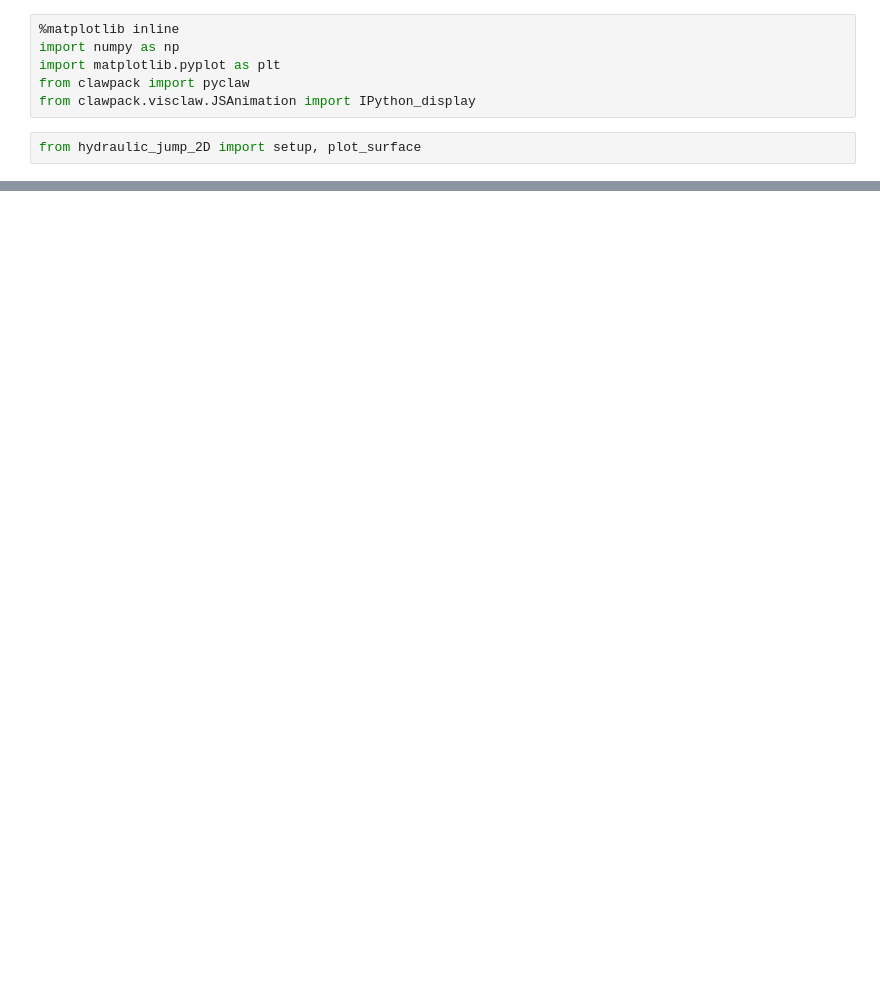
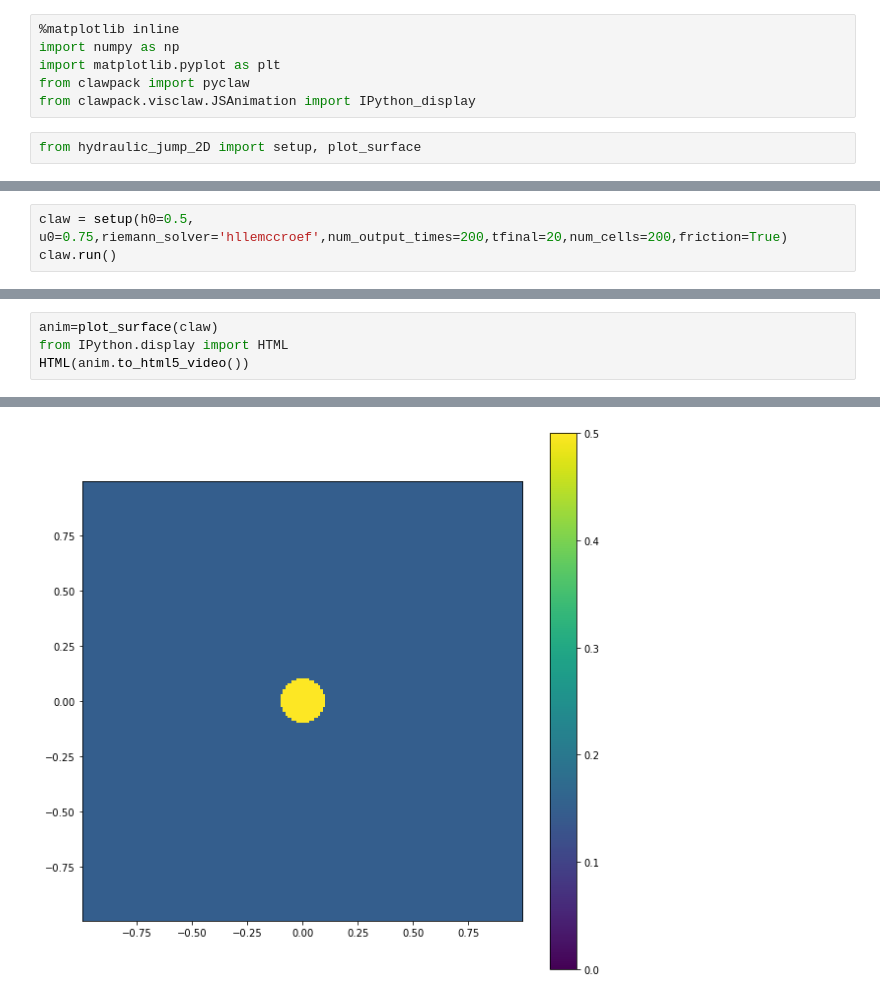
Before and after one commit to ketch/circular_hydraulic_jump, a Jupyter notebook: Experiments_HLLtype.ipynb, the cells around one changed output, grey strips where cells are left out. Saved outputs shown, nothing was run; the diff lists cells and outputs as text; blank space fills up the shorter version.

```diff
--- a/Experiments_HLLtype.ipynb
+++ b/Experiments_HLLtype.ipynb
@@ -15,0 +149,3 @@ HTML(anim.to_html5_video())
+# %%
+claw = setup(h0=0.5, u0=0.75,riemann_solver='hllemccroef',num_output_times=200,tfinal=20,num_cells=200,friction=True)
+claw.run()
@@ -15,0 +174,5 @@ HTML(anim.to_html5_video())
+# %%
+anim=plot_surface(claw)
+from IPython.display import HTML
+HTML(anim.to_html5_video())
+# %% [output]
@@ -15,0 +182 @@ HTML(anim.to_html5_video())
+[figure, added]
```
Also changed, not shown: parts of 12 cells of this notebook, 3 other files.
